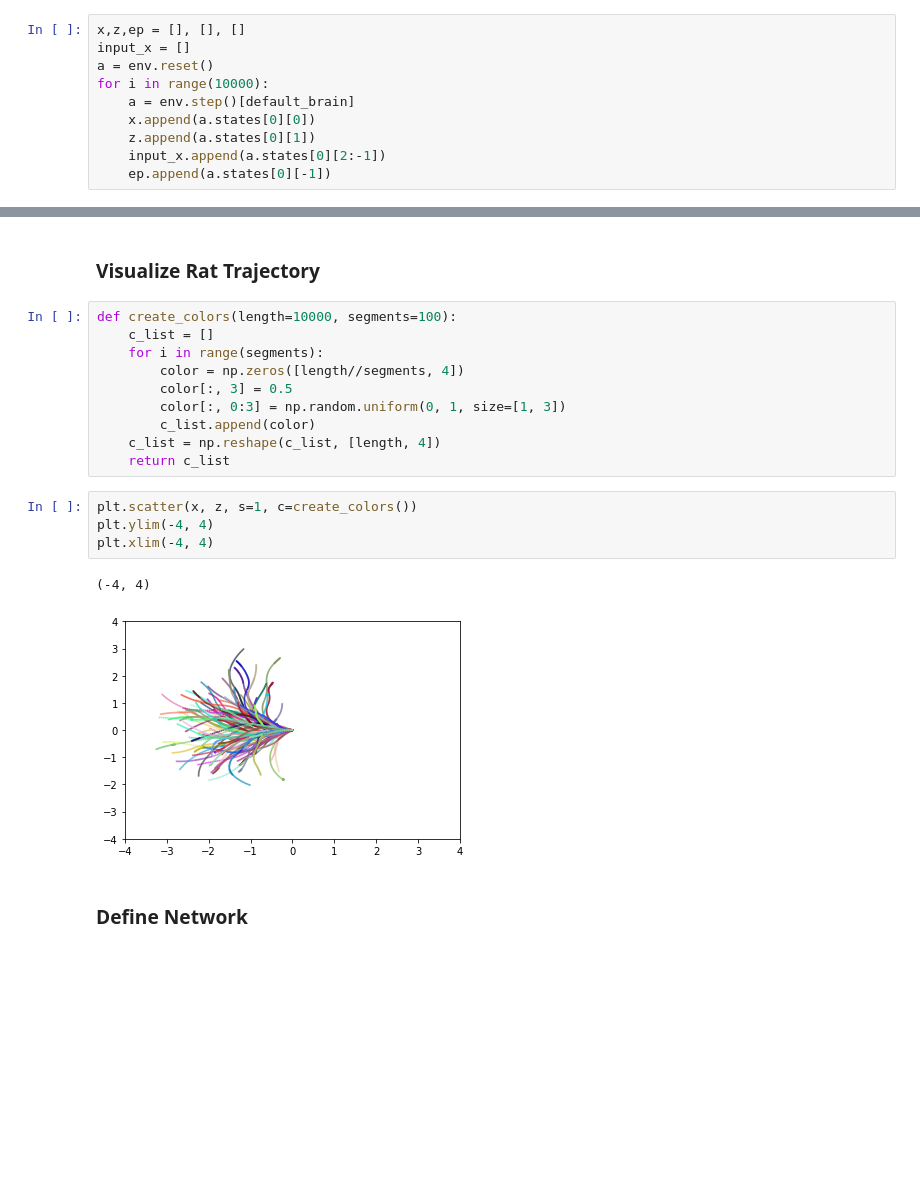
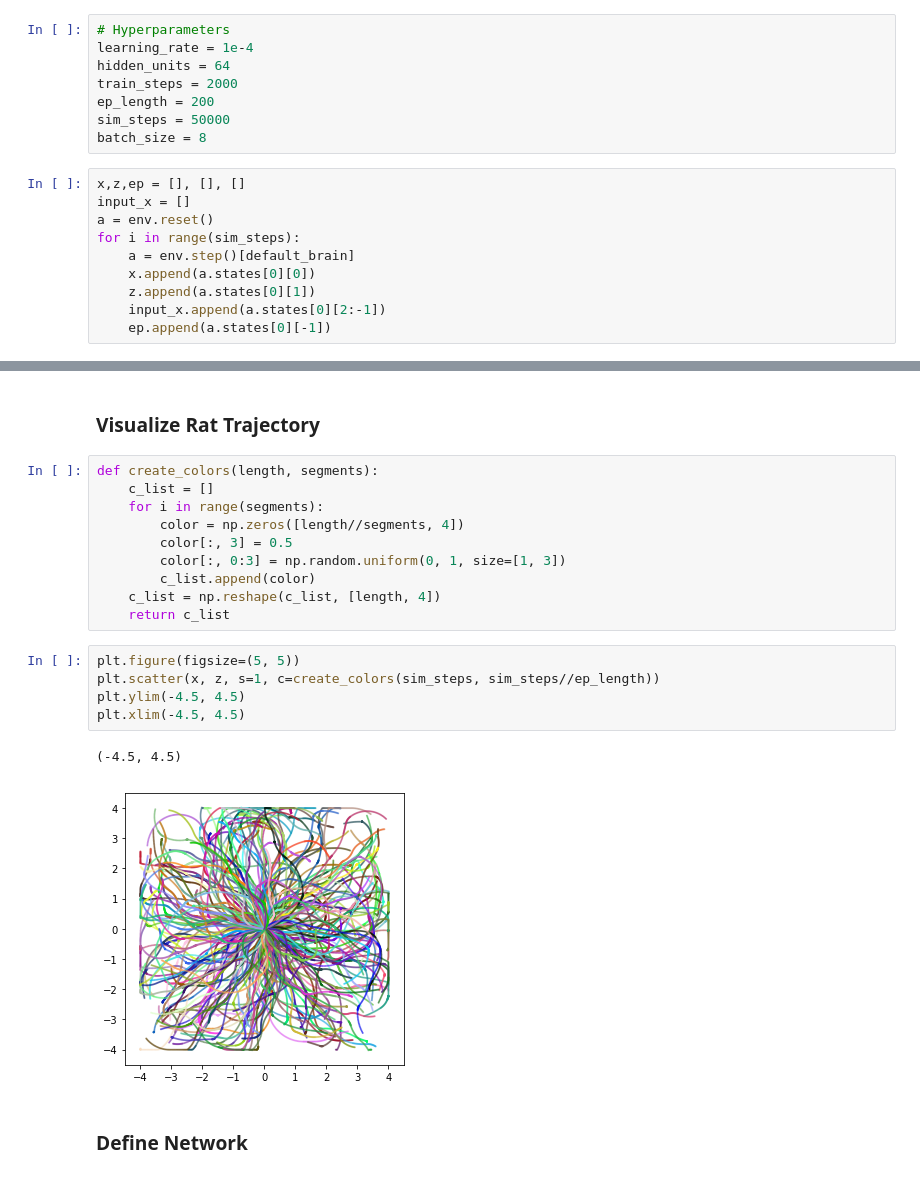
Before and after one commit to Unity-Technologies/rat-rnn, a Jupyter notebook: Rat.ipynb, the cells around one changed output, grey strips where cells are left out. Drawn from its saved outputs; the diff is of its cells as text; blank space fills up the shorter version.

```diff
--- a/Rat.ipynb
+++ b/Rat.ipynb
@@ -39,11 +39,19 @@ Unity brain name: Brain
         Action descriptions:
 # %% [markdown]
 ### Collect States
+# %%
+# Hyperparameters
+learning_rate = 1e-4
+hidden_units = 64
+train_steps = 2000
+ep_length = 200
+sim_steps = 50000
+batch_size = 8
 # %%
 x,z,ep = [], [], []
 input_x = []
 a = env.reset()
-for i in range(10000):
+for i in range(sim_steps):
     a = env.step()[default_brain]
     x.append(a.states[0][0])
     z.append(a.states[0][1])
@@ -57,7 +65,7 @@ input_y = np.stack((x, z), axis=1)
 # %% [markdown]
 ### Visualize Rat Trajectory
 # %%
-def create_colors(length=10000, segments=100):
+def create_colors(length, segments):
     c_list = []
     for i in range(segments):
         color = np.zeros([length//segments, 4])
@@ -67,12 +75,13 @@ def create_colors(length=10000, segments=100):
     c_list = np.reshape(c_list, [length, 4])
     return c_list
 # %%
-plt.scatter(x, z, s=1, c=create_colors())
-plt.ylim(-4, 4)
-plt.xlim(-4, 4)
+plt.figure(figsize=(5, 5))
+plt.scatter(x, z, s=1, c=create_colors(sim_steps, sim_steps//ep_length))
+plt.ylim(-4.5, 4.5)
+plt.xlim(-4.5, 4.5)
 # %% [output]
-(-4, 4)
+(-4.5, 4.5)
-[figure, old version]
+[figure, new version]
 # %% [markdown]
 ### Define Network
 # %%
```
Also changed, not shown: parts of 3 cells of this notebook, 2 other files.
